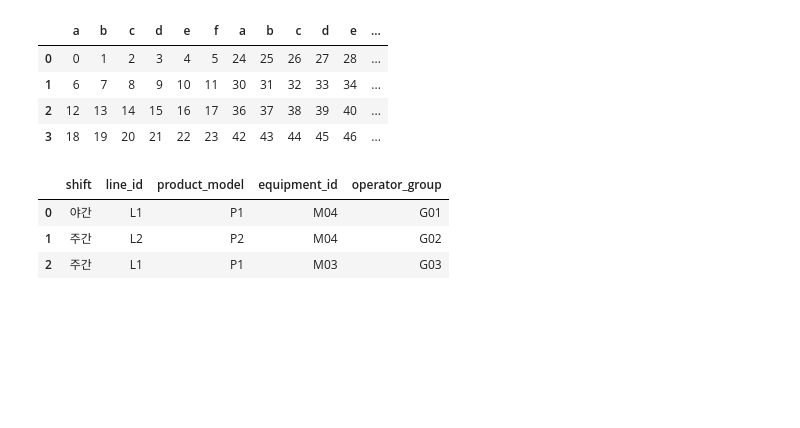
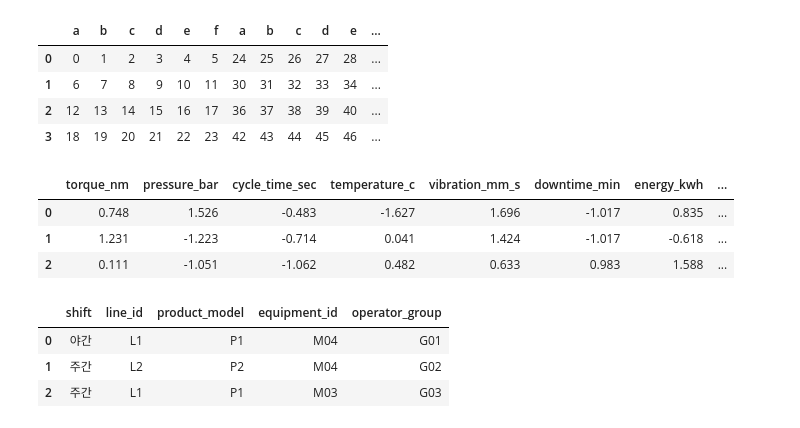
Before and after one commit to StillWork/capstone2610, a Jupyter notebook: N01-2_전처리_머신러닝_성능평가.ipynb, the cells around one changed output. Drawn from its saved outputs; the diff is of its cells as text; code cells hidden in the pictures; blank space fills up the shorter version.

```diff
--- a/N01-2_전처리_머신러닝_성능평가.ipynb
+++ b/N01-2_전처리_머신러닝_성능평가.ipynb
@@ -408,6 +408,15 @@ pd.concat([df1,df2], axis=1)
 | 1 | 6 | 7 | 8 | 9 | 10 | 11 | 30 | 31 | 32 | 33 | 34 | ... |
 | 2 | 12 | 13 | 14 | 15 | 16 | 17 | 36 | 37 | 38 | 39 | 40 | ... |
 | 3 | 18 | 19 | 20 | 21 | 22 | 23 | 42 | 43 | 44 | 45 | 46 | ... |
+# %%
+X_cat_encoded = pd.get_dummies(X[categorical_features])
+X_encoded = pd.concat([X[numeric_features], X_cat_encoded], axis=1)
+display(X_encoded.head(3))
+# %% [output]
+|  | torque_nm | pressure_bar | cycle_time_sec | temperature_c | vibration_mm_s | downtime_min | energy_kwh | ... |
+| 0 | 0.748 | 1.526 | -0.483 | -1.627 | 1.696 | -1.017 | 0.835 | ... |
+| 1 | 1.231 | -1.223 | -0.714 | 0.041 | 1.424 | -1.017 | -0.618 | ... |
+| 2 | 0.111 | -1.051 | -1.062 | 0.482 | 0.633 | 0.983 | 1.588 | ... |
 # %%
 X[categorical_features][:3]
 # %% [output]
```
